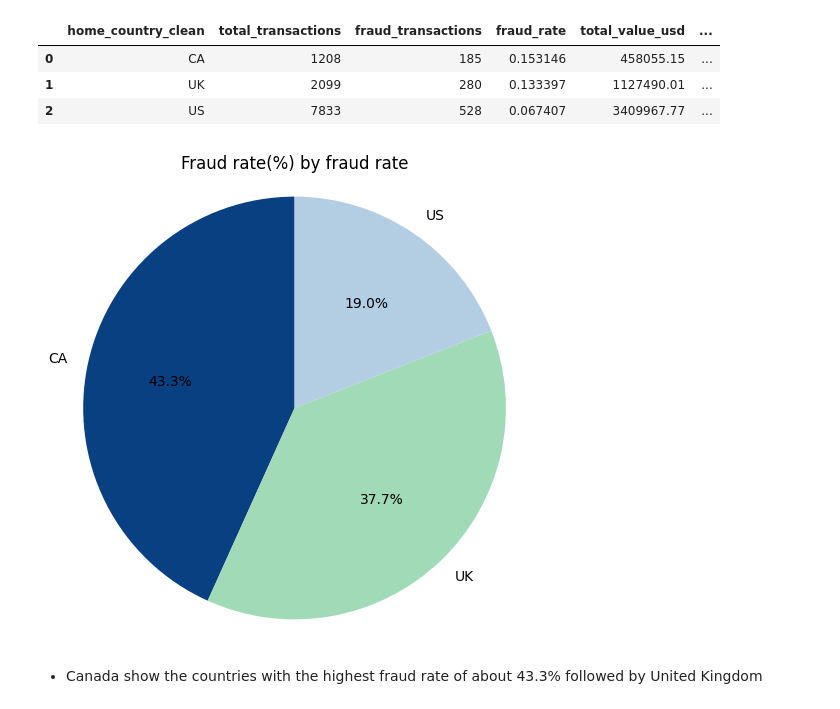
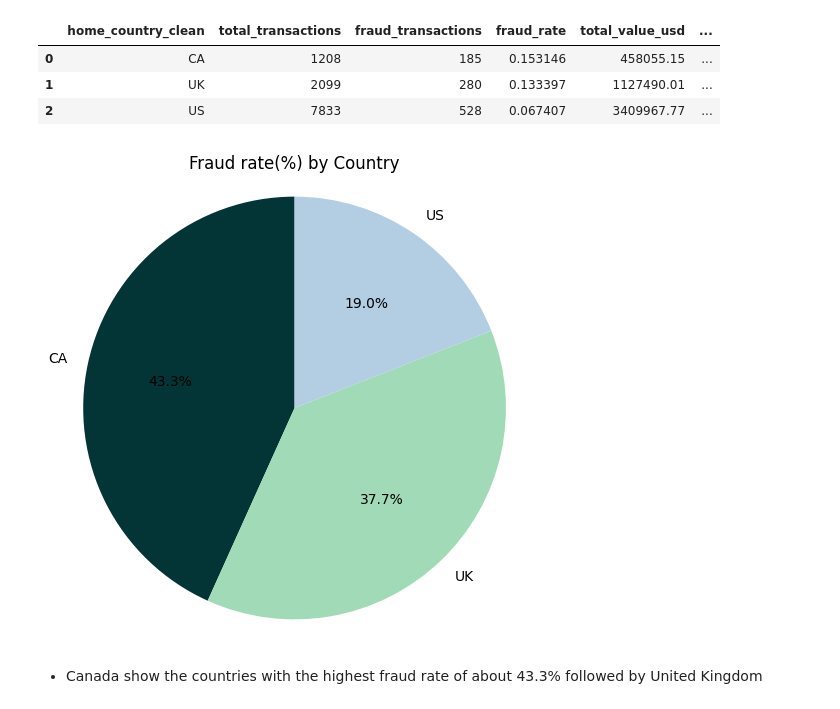
Before and after one commit to uchechukwueze/NovaPay-FraudGuard-Real-Time-Fraud-Detection, a Jupyter notebook: notebook/notebook.ipynb, the cells around one changed output. Cells and saved outputs as stored; diff of their text form; code cells hidden in the pictures.

```diff
--- a/notebook/notebook.ipynb
+++ b/notebook/notebook.ipynb
@@ -2324,17 +2338,17 @@ country_analysis.sort_values(
 # %%
 plt.figure(figsize=(6, 6))
 plt.pie(
     country_analysis["fraud_rate_pct"],
     labels=country_analysis["home_country_clean"],
     autopct="%1.1f%%",
-    colors=["#084081", "#a1dab7", "#b3cde3", "#f4a582", "#80cdc1", "#dfc27d"],
+    colors=[ "#033536", "#a1dab7", "#b3cde3", "#f4a582", "#80cdc1", "#dfc27d"],
     startangle=90
 )
-plt.title("Fraud rate(%) by fraud rate")
+plt.title("Fraud rate(%) by Country")
 plt.axis("equal")
 plt.show()
 # %% [output]
-[figure, old version]
+[figure, new version]
 # %% [markdown]
 - Canada show the countries with the highest fraud rate of about 43.3% followed by United Kingdom
 # %% [markdown]
```
Also changed, not shown: parts of 14 cells of this notebook, 20 other files.
